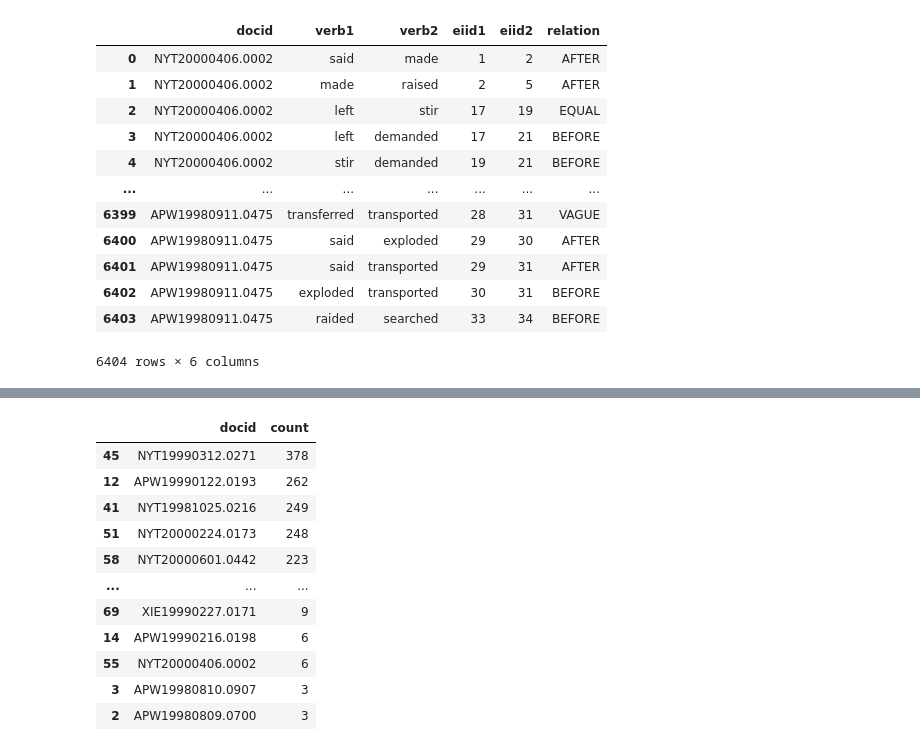
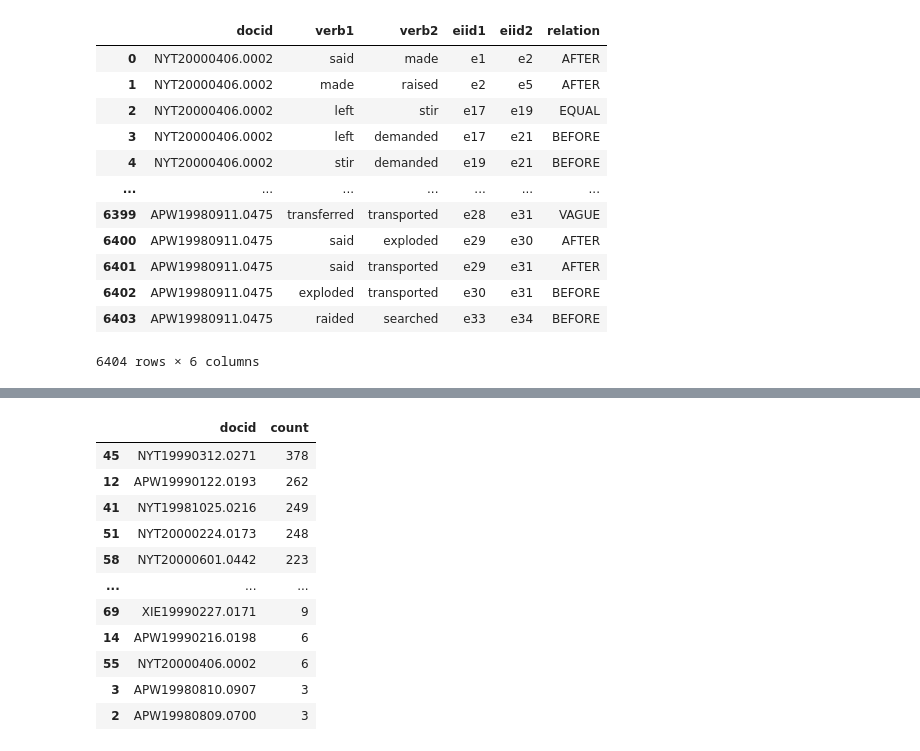
Before and after one commit to MatufA/timeline-extraction, a Jupyter notebook: notebooks/EDA.ipynb, the cells around one changed output, grey strips where cells are left out. Drawn from its saved outputs; the diff is of its cells as text; code cells hidden in the pictures.

```diff
--- a/notebooks/EDA.ipynb
+++ b/notebooks/EDA.ipynb
@@ -7,20 +16,19 @@ import matplotlib.pyplot as plt
 # %%
 MATRES_DATA_PATH = Path('../data') / 'MATRES'
-# %%
-aquaint_df = pd.read_csv(MATRES_DATA_PATH / 'aquaint.txt', sep='\t', header=None,
-                         names=['docid', 'verb1', 'verb2', 'eiid1', 'eiid2', 'relation'])
-aquaint_df
-# %% [output]
-|  | docid | verb1 | verb2 | eiid1 | eiid2 | relation |
-| 0 | NYT20000406.0002 | said | made | 1 | 2 | AFTER |
-| 1 | NYT20000406.0002 | made | raised | 2 | 5 | AFTER |
-| 2 | NYT20000406.0002 | left | stir | 17 | 19 | EQUAL |
-| 3 | NYT20000406.0002 | left | demanded | 17 | 21 | BEFORE |
-| 4 | NYT20000406.0002 | stir | demanded | 19 | 21 | BEFORE |
-| ... | ... | ... | ... | ... | ... | ... |
-| 6399 | APW19980911.0475 | transferred | transported | 28 | 31 | VAGUE |
-| 6400 | APW19980911.0475 | said | exploded | 29 | 30 | AFTER |
-| 6401 | APW19980911.0475 | said | transported | 29 | 31 | AFTER |
-| 6402 | APW19980911.0475 | exploded | transported | 30 | 31 | BEFORE |
-| 6403 | APW19980911.0475 | raided | searched | 33 | 34 | BEFORE |
-6404 rows × 6 columns
+# %%
+aquaint_df = load_data(MATRES_DATA_PATH / 'aquaint.txt')
+aquaint_df
+# %% [output]
+|  | docid | verb1 | verb2 | eiid1 | eiid2 | relation |
+| 0 | NYT20000406.0002 | said | made | e1 | e2 | AFTER |
+| 1 | NYT20000406.0002 | made | raised | e2 | e5 | AFTER |
+| 2 | NYT20000406.0002 | left | stir | e17 | e19 | EQUAL |
+| 3 | NYT20000406.0002 | left | demanded | e17 | e21 | BEFORE |
+| 4 | NYT20000406.0002 | stir | demanded | e19 | e21 | BEFORE |
+| ... | ... | ... | ... | ... | ... | ... |
+| 6399 | APW19980911.0475 | transferred | transported | e28 | e31 | VAGUE |
+| 6400 | APW19980911.0475 | said | exploded | e29 | e30 | AFTER |
+| 6401 | APW19980911.0475 | said | transported | e29 | e31 | AFTER |
+| 6402 | APW19980911.0475 | exploded | transported | e30 | e31 | BEFORE |
+| 6403 | APW19980911.0475 | raided | searched | e33 | e34 | BEFORE |
+6404 rows × 6 columns
```
Also changed, not shown: parts of 3 cells of this notebook, 1 other file.
